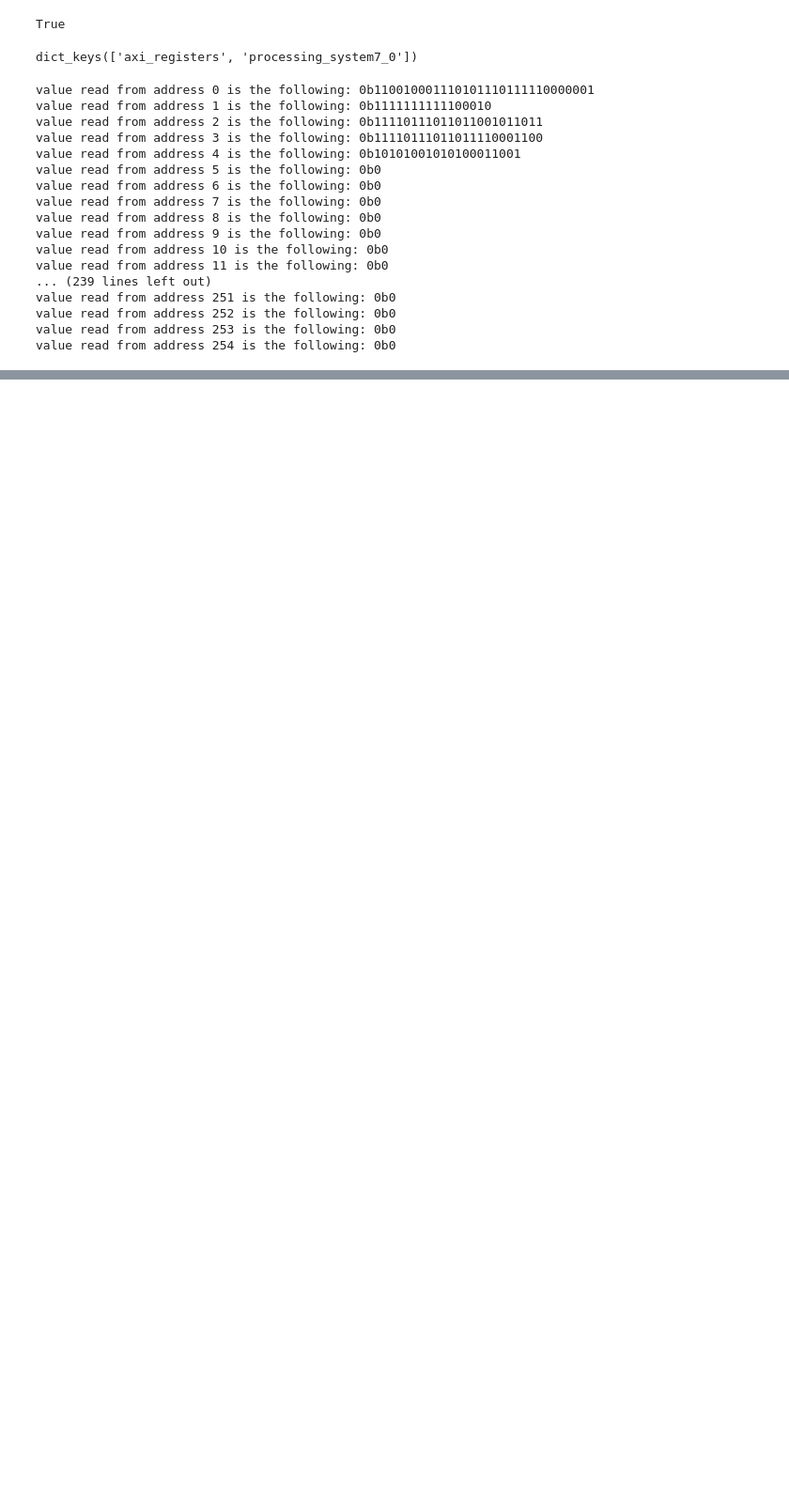
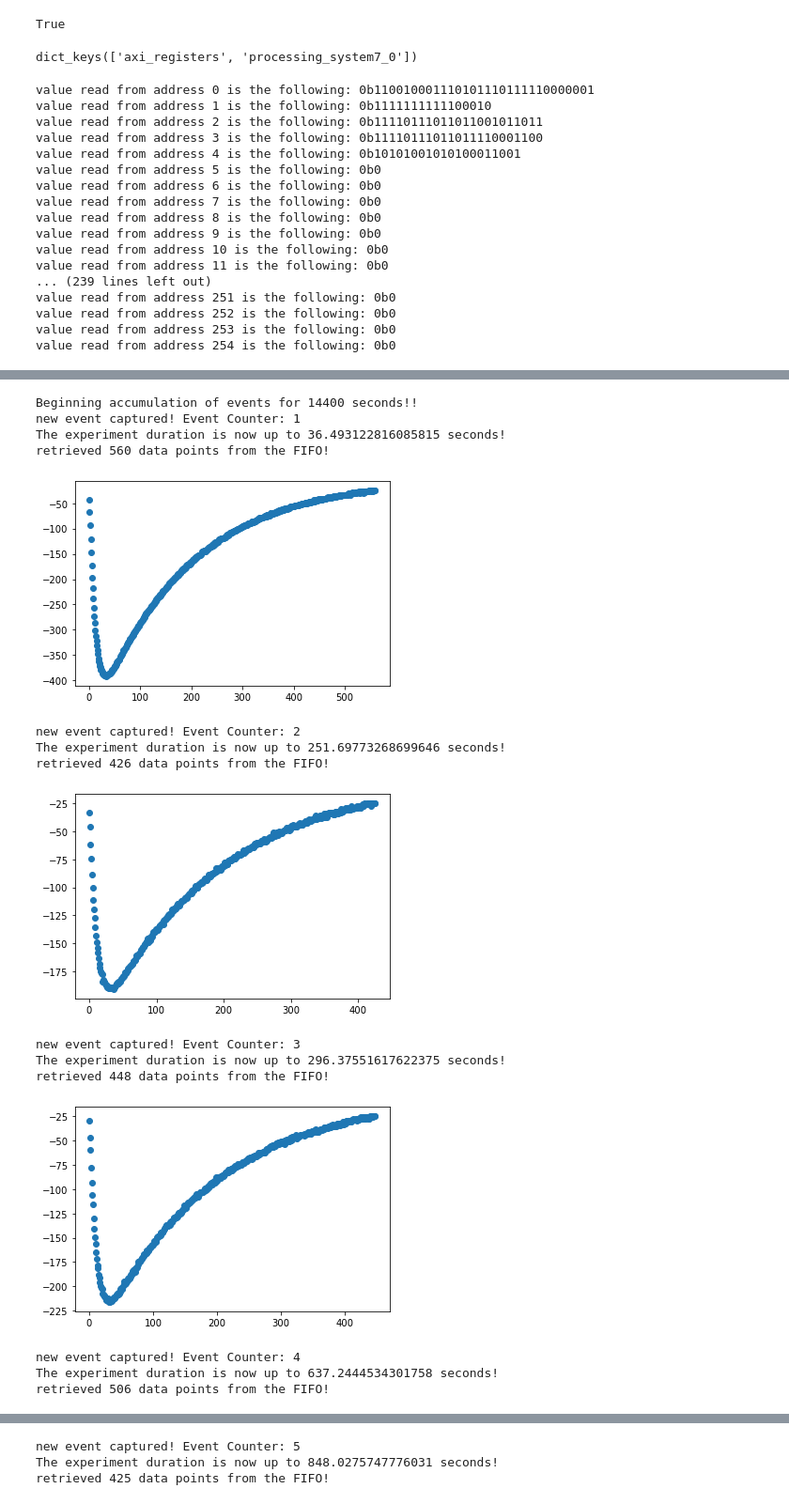
Before and after one commit to bsheffer1/pynq_adc_daq, a Jupyter notebook: sw/adc_interface_overlay/adc_interface.ipynb, the cells around one changed output, grey strips where cells are left out. Shown at 94% size. Saved outputs shown, nothing was run; the diff lists cells and outputs as text; code cells hidden in the pictures; blank space fills up the shorter version.

```diff
--- a/sw/adc_interface_overlay/adc_interface.ipynb
+++ b/sw/adc_interface_overlay/adc_interface.ipynb
@@ -131,7 +132,7 @@ def write_daq_threshold(threshold, direction):
                 the DAQ. When triggered, the DAQ will set the threshold flag, increment the event counter,
                 and save adc values to the FIFO.
     direction - is a single-bit value indicating whether the ADC value must be greater than or less than the
-                threshold value to trigger the DAQ
+                threshold value to trigger the DAQ. 0 means greater than, 1 means less than
     """
     axi_port.write(128*4, (1 << 14)|((direction) << 13)| (1 << 12) | (threshold & 0b111111111111))
 
@@ -282,6 +283,7 @@ def fixed_event_count_experiment(n_events = 100, threshold=0b111111100111, thres
     reset_daq_fifo()
     #store an list of event data
     experiment_data = []
+    start_time = time.time()
     while event_count < n_events:
         #if there is data in the FIFO
         if not (is_fifo_empty()):
@@ -292,7 +294,7 @@ def fixed_event_count_experiment(n_events = 100, threshold=0b111111100111, thres
             event_data = plot_fifo_data()
             experiment_data.append([time.time(),event_data])
             #save the experiment data
-            np.save('plots/experiment_data_' + str(time.time()) + '.npy', np.array(experiment_data,dtype=object), allow_pickle = True)
+            np.save('plots/experiment_data_' + str(start_time) + '.npy', np.array(experiment_data,dtype=object), allow_pickle = True)
 
 
 def fixed_time_experiment(n_seconds = 3600, threshold=0b111111100111, threshold_direction=1):
@@ -338,4 +340,4 @@ def fixed_time_experiment(n_seconds = 3600, threshold=0b111111100111, threshold_
             event_data = plot_fifo_data()
             experiment_data.append([time.time(),event_data])
             #save the experiment data
-            np.save('plots/experiment_data_' + str(time.time()) + '.npy', np.array(experiment_data,dtype=object), allow_pickle = True)
+            np.save('plots/experiment_data_' + str(start_time) + '.npy', np.array(experiment_data,dtype=object), allow_pickle = True)
@@ -371,0 +344,20 @@ retrieved 643 data points from the FIFO!
+# %%
+#run a fixed time experiment
+fixed_time_experiment(n_seconds=14400, threshold=0b111111100111, threshold_direction=1)
+# %% [output]
+Beginning accumulation of events for 14400 seconds!!
+new event captured! Event Counter: 1
+The experiment duration is now up to 36.493122816085815 seconds!
+retrieved 560 data points from the FIFO!
+[figure, added]
+new event captured! Event Counter: 2
+The experiment duration is now up to 251.69773268699646 seconds!
+retrieved 426 data points from the FIFO!
+[figure, added]
+new event captured! Event Counter: 3
+The experiment duration is now up to 296.37551617622375 seconds!
+retrieved 448 data points from the FIFO!
+[figure, added]
+new event captured! Event Counter: 4
+The experiment duration is now up to 637.2444534301758 seconds!
+retrieved 506 data points from the FIFO!
@@ -371,0 +365,3 @@ retrieved 643 data points from the FIFO!
+new event captured! Event Counter: 5
+The experiment duration is now up to 848.0275747776031 seconds!
+retrieved 425 data points from the FIFO!
```
Also changed, not shown: parts of 3 cells of this notebook.
